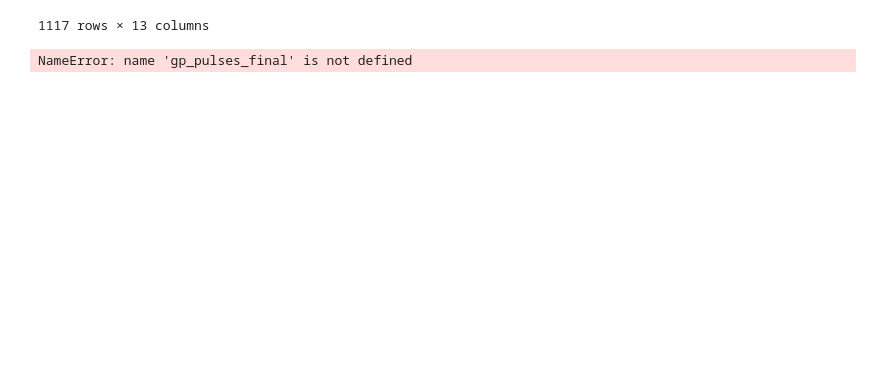
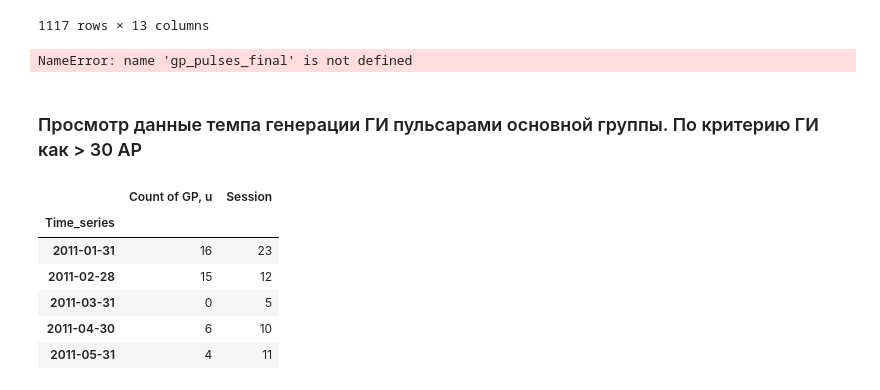
Before and after one commit to KazAndr/SWTraject, a Jupyter notebook: analyze_tab.ipynb, the cells around one changed output. Saved outputs shown, nothing was run; the diff lists cells and outputs as text; code cells hidden in the pictures; blank space fills up the shorter version.

```diff
--- a/analyze_tab.ipynb
+++ b/analyze_tab.ipynb
@@ -950,3 +950,11 @@ gp_pulses_final
 gp_pulses_final
 # %% [output]
 NameError: name 'gp_pulses_final' is not defined
+# %% [markdown]
+### Просмотр данные темпа генерации ГИ пульсарами основной группы. По критерию ГИ как > 30 AP
+# %%
+dir_file = './bas_data/'
+name_pulsar = '1112_50'
+# %%
+file_gp = dir_file + name_pulsar + '_gp_bas_30_AP.csv'
+obs_file = dir_file + name_pulsar + '_obs_bas_30_AP.csv'
@@ -952,0 +969,13 @@ NameError: name 'gp_pulses_final' is not defined
+# %%
+gp_table_m = gp_table['Count of GP, u'].resample('M').sum().to_frame()
+session_m = session['Session'].resample('M').sum().to_frame()
+result_pulsar = gp_table_m.join(session_m, how='outer')
+result_pulsar.head()
+# %% [output]
+|  | Count of GP, u | Session |
+| Time_series |  |  |
+| 2011-01-31 | 16 | 23 |
+| 2011-02-28 | 15 | 12 |
+| 2011-03-31 | 0 | 5 |
+| 2011-04-30 | 6 | 10 |
+| 2011-05-31 | 4 | 11 |
```
Also changed, not shown: parts of 5 cells of this notebook, 1 other file.
